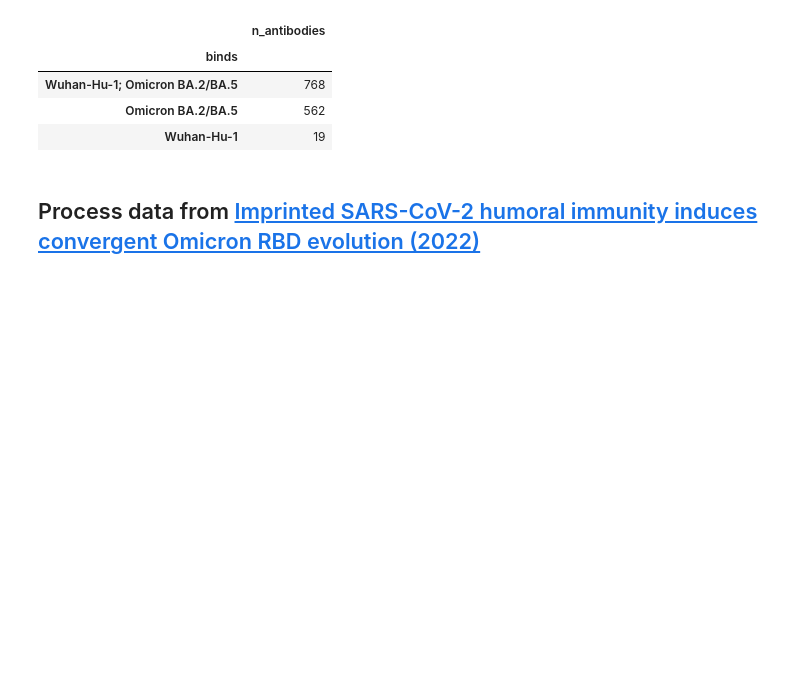
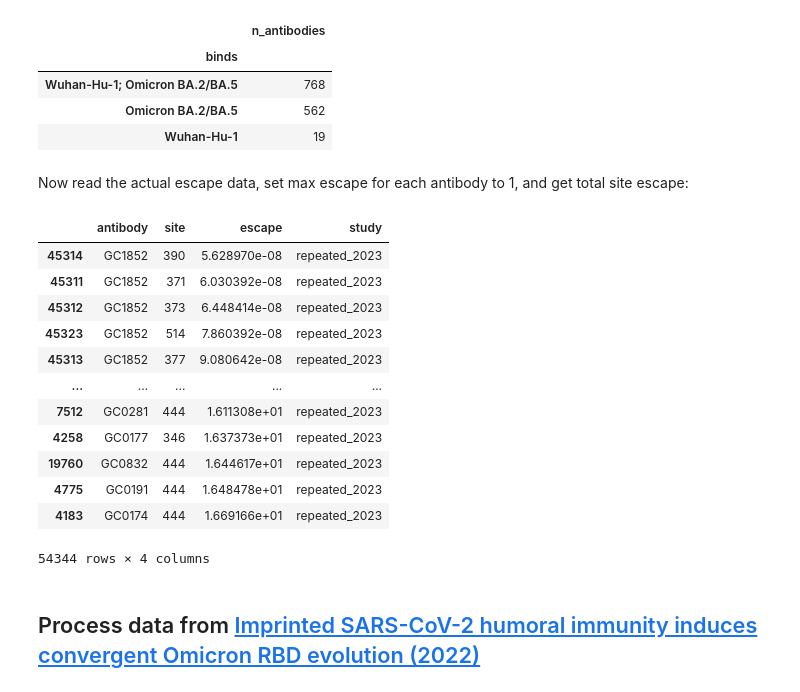
Before and after one commit to jbloomlab/SARS2-RBD-escape-calc, a Jupyter notebook: process_data.ipynb, the cells around one changed output. Cells and saved outputs as stored; diff of their text form; code cells hidden in the pictures; blank space fills up the shorter version.

```diff
--- a/process_data.ipynb
+++ b/process_data.ipynb
@@ -138,6 +141,31 @@ Binding targets per antibody:
 | Wuhan-Hu-1; Omicron BA.2/BA.5 | 768 |
 | Omicron BA.2/BA.5 | 562 |
 | Wuhan-Hu-1 | 19 |
+# %% [markdown]
+Now read the actual escape data, set max escape for each antibody to 1, and get total site escape:
+# %%
+repeated_2023_escape = (
+    pd.read_csv("Cao_data/SARS-CoV-2-reinfection-DMS/antibody_dms_merge_clean.csv.gz")
+    .groupby(["antibody", "site"], as_index=False)
+    .aggregate(escape=pd.NamedAgg("mut_escape", "sum"))
+    .assign(study="repeated_2023")
+)
+
+repeated_2023_escape.sort_values("escape")
+# %% [output]
+|  | antibody | site | escape | study |
+| 45314 | GC1852 | 390 | 5.628970e-08 | repeated_2023 |
+| 45311 | GC1852 | 371 | 6.030392e-08 | repeated_2023 |
+| 45312 | GC1852 | 373 | 6.448414e-08 | repeated_2023 |
+| 45323 | GC1852 | 514 | 7.860392e-08 | repeated_2023 |
+| 45313 | GC1852 | 377 | 9.080642e-08 | repeated_2023 |
+| ... | ... | ... | ... | ... |
+| 7512 | GC0281 | 444 | 1.611308e+01 | repeated_2023 |
+| 4258 | GC0177 | 346 | 1.637373e+01 | repeated_2023 |
+| 19760 | GC0832 | 444 | 1.644617e+01 | repeated_2023 |
+| 4775 | GC0191 | 444 | 1.648478e+01 | repeated_2023 |
+| 4183 | GC0174 | 444 | 1.669166e+01 | repeated_2023 |
+54344 rows × 4 columns
 # %% [markdown]
 ## Process data from [Imprinted SARS-CoV-2 humoral immunity induces convergent Omicron RBD evolution (2022)](https://www.nature.com/articles/s41586-022-05644-7)
 # %%
```
Also changed, not shown: parts of 12 cells of this notebook, 4 other files.
